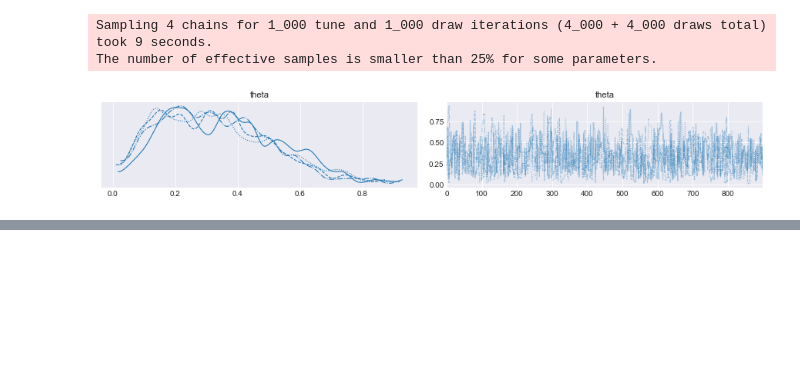
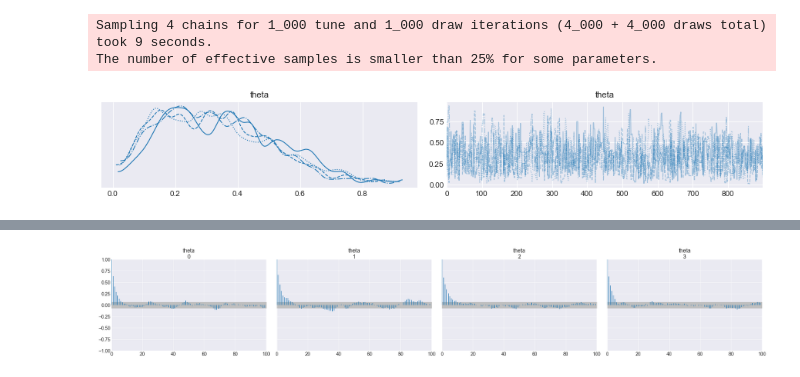
Before and after one commit to akiabe/bayesian-ml_intro, a Jupyter notebook: pymc3/chap2.ipynb, the cells around one changed output, grey strips where cells are left out. Drawn from its saved outputs; the diff is of its cells as text; code cells hidden in the pictures; blank space fills up the shorter version.

```diff
--- a/pymc3/chap2.ipynb
+++ b/pymc3/chap2.ipynb
@@ -59,0 +64,4 @@ pm.traceplot(
+# %%
+pm.autocorrplot(chain);
+# %% [output]
+[figure, added]
```
Also changed, not shown: parts of 5 cells of this notebook.
